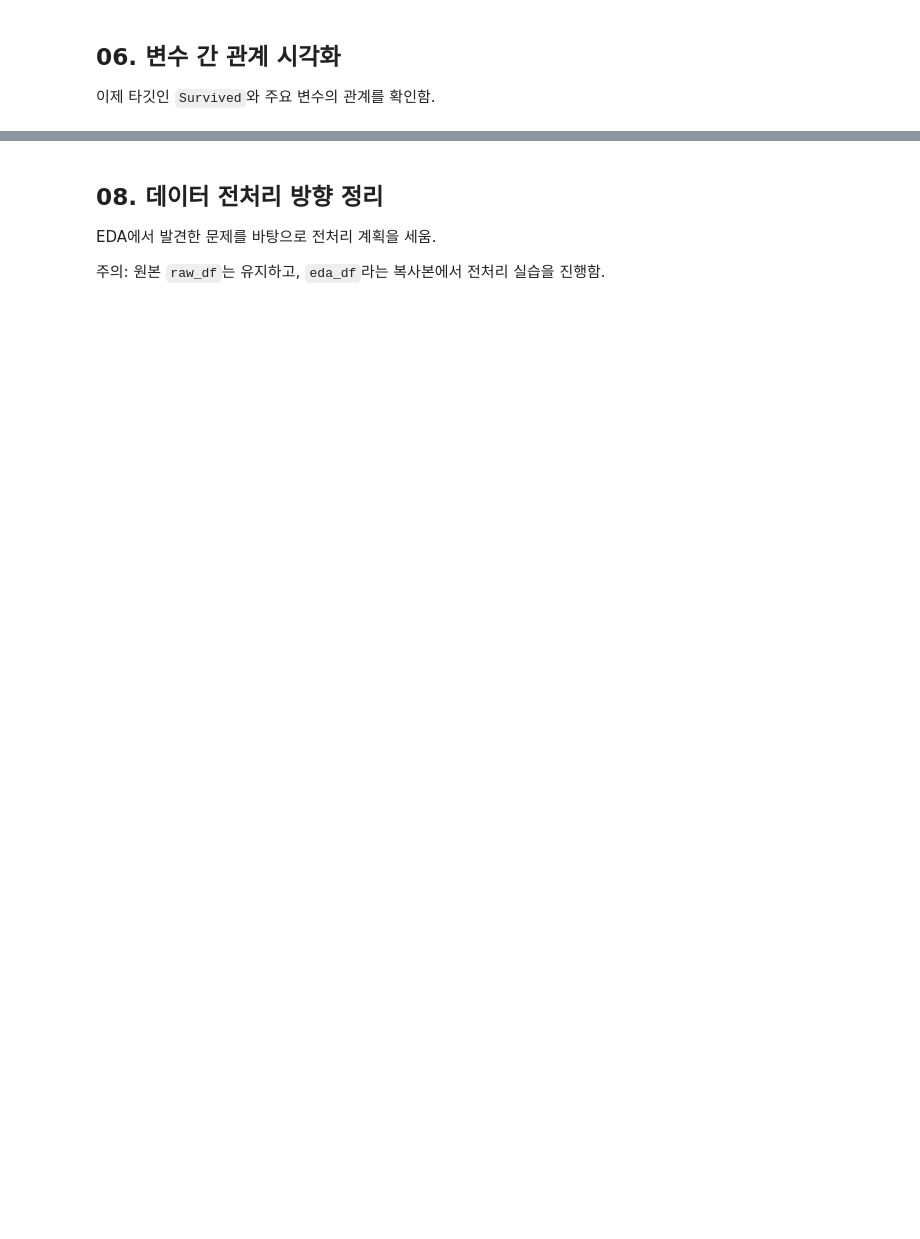
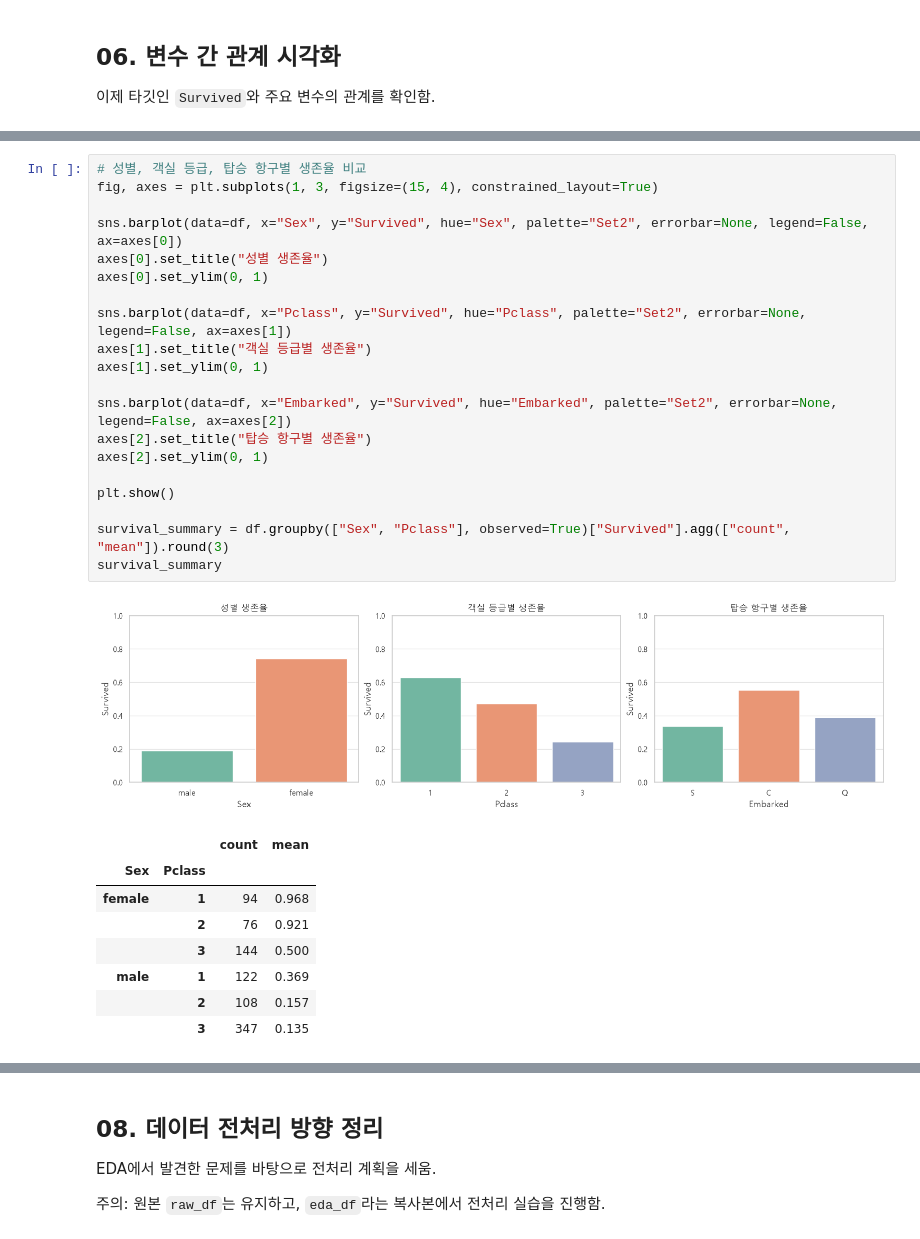
Before and after one commit to SNK-AI-Camp-33th-SpicyAutumn/05_data_analysis, a Jupyter notebook: 04_eda/02_eda_titanic.ipynb, the cells around one changed output, grey strips where cells are left out. Drawn from its saved outputs; the diff is of its cells as text; blank space fills up the shorter version.

```diff
--- a/04_eda/02_eda_titanic.ipynb
+++ b/04_eda/02_eda_titanic.ipynb
@@ -153,0 +316,30 @@ EDA에서는 바로 삭제하지 않고 먼저 **얼마나, 어디에, 왜** 있
+# %%
+# 성별, 객실 등급, 탑승 항구별 생존율 비교
+fig, axes = plt.subplots(1, 3, figsize=(15, 4), constrained_layout=True)
+
+sns.barplot(data=df, x="Sex", y="Survived", hue="Sex", palette="Set2", errorbar=None, legend=False, ax=axes[0])
+axes[0].set_title("성별 생존율")
+axes[0].set_ylim(0, 1)
+
+sns.barplot(data=df, x="Pclass", y="Survived", hue="Pclass", palette="Set2", errorbar=None, legend=False, ax=axes[1])
+axes[1].set_title("객실 등급별 생존율")
+axes[1].set_ylim(0, 1)
+
+sns.barplot(data=df, x="Embarked", y="Survived", hue="Embarked", palette="Set2", errorbar=None, legend=False, ax=axes[2])
+axes[2].set_title("탑승 항구별 생존율")
+axes[2].set_ylim(0, 1)
+
+plt.show()
+
+survival_summary = df.groupby(["Sex", "Pclass"], observed=True)["Survived"].agg(["count", "mean"]).round(3)
+survival_summary
+# %% [output]
+[figure, added]
+|  |  | count | mean |
+| Sex | Pclass |  |  |
+| female | 1 | 94 | 0.968 |
+|  | 2 | 76 | 0.921 |
+|  | 3 | 144 | 0.500 |
+| male | 1 | 122 | 0.369 |
+|  | 2 | 108 | 0.157 |
+|  | 3 | 347 | 0.135 |
```
Also changed, not shown: parts of 16 cells of this notebook, 1 other file.
